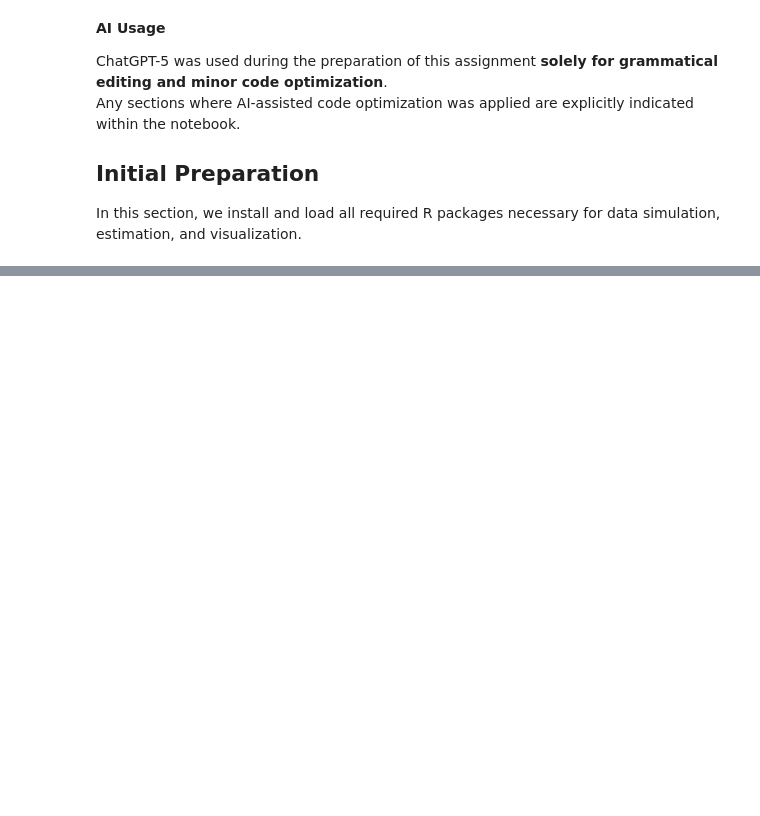
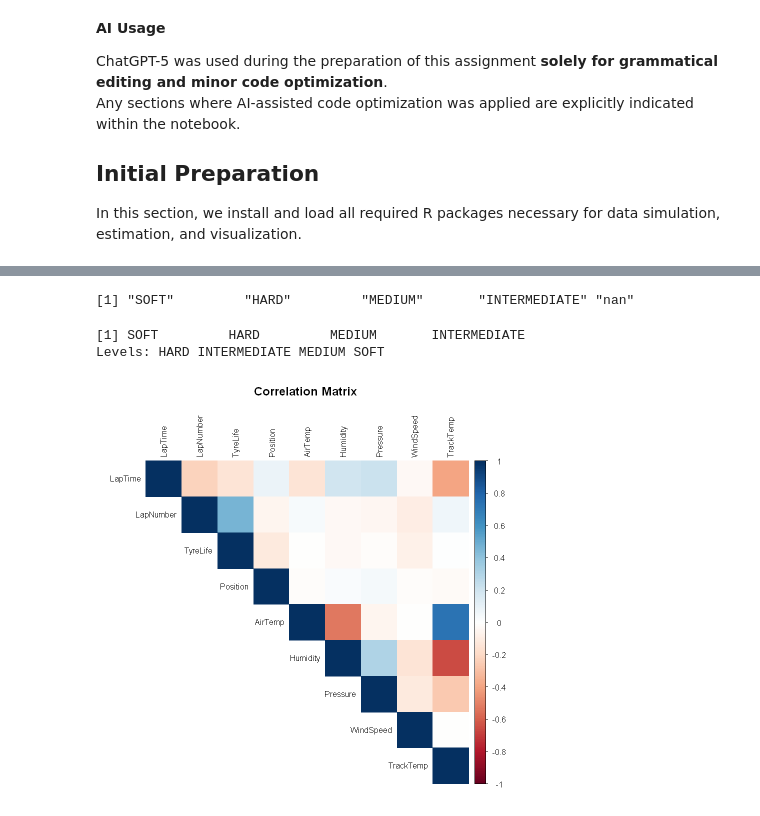
Before and after one commit to 52804407/Advanced_Econometrics_Pasz_Dohnal_Tom-, a Jupyter notebook: Empirical_Project_Pasz_Dohnal/R_code_for_project_analysis.ipynb, the cells around one changed output, grey strips where cells are left out. Cells and saved outputs as stored; diff of their text form; code cells hidden in the pictures; blank space fills up the shorter version.

```diff
--- a/Empirical_Project_Pasz_Dohnal/R_code_for_project_analysis.ipynb
+++ b/Empirical_Project_Pasz_Dohnal/R_code_for_project_analysis.ipynb
@@ -596,0 +133,63 @@ xtable(table_re_df,
+# %%
+#Lag creation - based of Litrev
+data <- data %>%
+  mutate(LapNumber = as.numeric(LapNumber)) %>%
+  mutate(RaceID = paste0(country, year, session)) %>%
+  arrange(Driver, RaceID, LapNumber) %>%
+  group_by(Driver, RaceID) %>%
+  mutate(
+    row_id = row_number(),  # helper index
+    TrackStatus_2_lag1 = TrackStatus_2[match(row_id - 1, row_id)],
+    TrackStatus_2_lag2 = TrackStatus_2[match(row_id - 2, row_id)],
+
+    TrackStatus_4_lag1 = TrackStatus_4[match(row_id - 1, row_id)],
+    TrackStatus_4_lag2 = TrackStatus_4[match(row_id - 2, row_id)],
+
+    TrackStatus_5_lag1 = TrackStatus_5[match(row_id - 1, row_id)],
+    TrackStatus_5_lag2 = TrackStatus_5[match(row_id - 2, row_id)],
+    TrackStatus_5_lag3 = TrackStatus_5[match(row_id - 3, row_id)],
+
+    TrackStatus_6_lag1 = TrackStatus_6[match(row_id - 1, row_id)],
+    TrackStatus_6_lag2 = TrackStatus_6[match(row_id - 2, row_id)],
+
+    OutPit_lag1 = OutPit[match(row_id - 1, row_id)]
+  ) %>%
+  select(-row_id) %>%
+  ungroup()
+
+cols_to_fill <- c(
+  "TrackStatus_2_lag1","TrackStatus_2_lag2","TrackStatus_4_lag1","TrackStatus_4_lag2",
+  "TrackStatus_5_lag1","TrackStatus_5_lag2","TrackStatus_5_lag3",
+  "TrackStatus_6_lag1","TrackStatus_6_lag2","OutPit_lag1"
+)
+
+data <- data %>%
+  mutate(across(all_of(cols_to_fill), ~ ifelse(is.na(.), 0, .)))
+
+unique(data$Compound)
+data <- data %>%
+  filter(!(Compound %in% c("UNKNOWN", "nan"))) %>%
+  mutate(Compound = droplevels(as.factor(Compound)))
+unique(data$Compound)
+# %% [output]
+[1] "SOFT"         "HARD"         "MEDIUM"       "INTERMEDIATE" "nan"
+[1] SOFT         HARD         MEDIUM       INTERMEDIATE
+Levels: HARD INTERMEDIATE MEDIUM SOFT
+# %%
+# variance covariance matrix
+vars <- c("LapTime", "LapNumber", "TyreLife", "Position",
+          "AirTemp", "Humidity", "Pressure", "WindSpeed", "TrackTemp")
+
+# Remove rows with NAs
+data <- data[complete.cases(data[ , vars]), ]
+# Compute covariance matrix
+cov_matrix <- cov(data[ , vars])
+
+cor_matrix <- cov2cor(cov_matrix)
+par(bg = "white")
+#  plot data#  plot
+corrplot(cor_matrix, method = "color", type = "upper",
+         tl.col = "black", tl.cex = 0.8, title = "Correlation Matrix",
+         mar = c(0,0,2,0))
+# %% [output]
+[figure, added]
```
Also changed, not shown: parts of 13 cells of this notebook, 6 other files.
